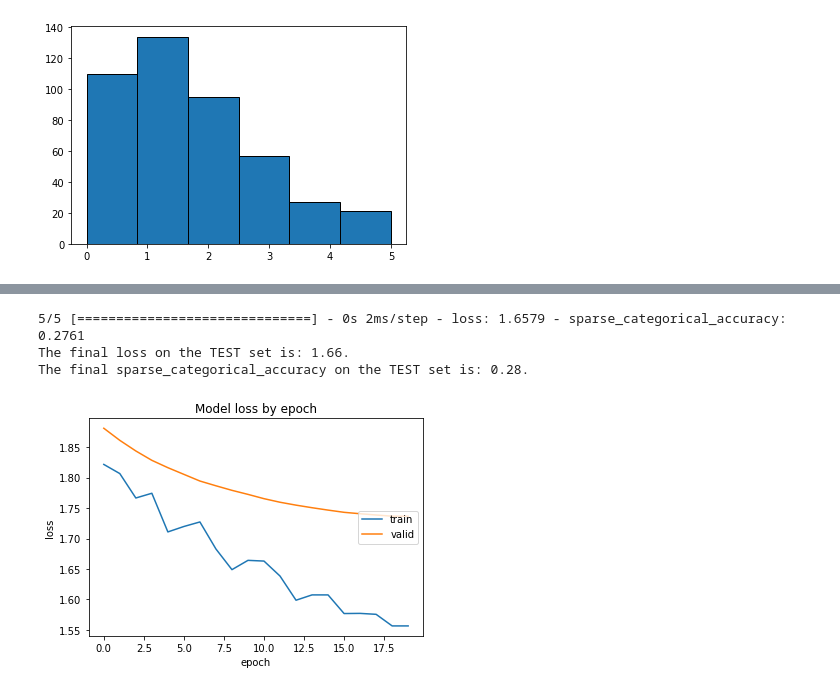
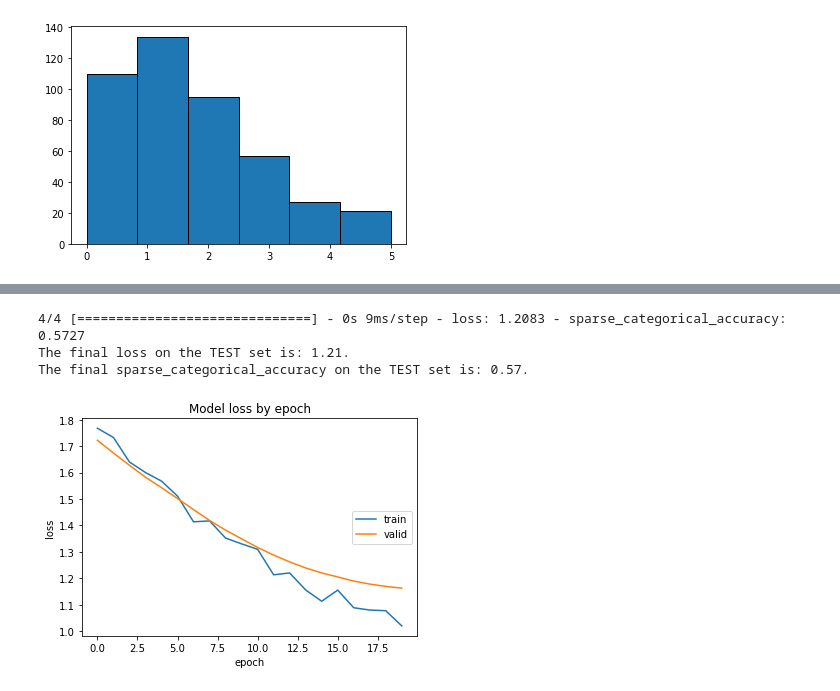
Before and after one commit to Rxzh/PD, a Jupyter notebook: Architecture réseaux de neurones.ipynb, the cells around one changed output, grey strips where cells are left out. Cells and saved outputs as stored; diff of their text form; code cells hidden in the pictures.

```diff
--- a/Architecture réseaux de neurones.ipynb
+++ b/Architecture réseaux de neurones.ipynb
@@ -335,0 +427,19 @@ X_train, X_test, y_train, y_test = model_selection.train_test_split(X_processed,
+# %%
+#à spécifier : le nombre de classes
+
+nb_class = 6
+# %%
+#entraînement de l'algo de classification sur la base de train
+from numpy.random import randn
+from sklearn.preprocessing import KBinsDiscretizer
+
+y_train2 = y_train.reshape((len(y_train),1))
+
+kbins = KBinsDiscretizer(n_bins=nb_class, encode='ordinal', strategy='kmeans')
+y_train_class = kbins.fit_transform(y_train2)
+
+plt.hist(y_train_class, range = (0, nb_class), bins = nb_class, edgecolor='black' )
+plt.xlabel('Classes')
+plt.ylabel('Nombre de bonds')
+plt.title('Histogramme du nombre de bonds par classe - base de train')
+plt.show()
@@ -335,0 +448,10 @@ X_train, X_test, y_train, y_test = model_selection.train_test_split(X_processed,
+# %%
+#application de l'algo à la base de train
+y_test2 = y_test.reshape((len(y_test),1))
+y_test_class = kbins.transform(y_test2)
+
+plt.hist(y_test_class, range = (0, nb_class), bins = nb_class, edgecolor='black' )
+plt.xlabel('Classes')
+plt.ylabel('Nombre de bonds')
+plt.title('Histogramme du nombre de bonds par classe - base de test')
+plt.show()
@@ -345,7 +471,7 @@ model.compile(optimizer=keras.optimizers.Adam(),
 # %%
 #model.fit(X_train,y_train,validation_split=0.4, epochs=40)
 # %%
-history = model.fit(X_train, y_train,         # Train the model using the training set...
+history = model.fit(X_train, y_train_class,         # Train the model using the training set...
           batch_size=10, epochs=20,
           verbose=1, validation_split=0.4,steps_per_epoch=20)
 # %% [output]
@@ -369,23 +495,23 @@ WARNING:tensorflow:Your input ran out of data; interrupting training. Make sure
 # %%
 # --------------------------------------
 # Evaluation
 # --------------------------------------
-for loss_name, loss_value in list(zip(model.metrics_names, model.evaluate(X_test, y_test, verbose=1))):
+for loss_name, loss_value in list(zip(model.metrics_names, model.evaluate(X_test, y_test_class, verbose=1))):
     print('The final {} on the TEST set is: {:.2f}.'.format(loss_name, loss_value)) # Evaluate the trained model on the test set!
 
 # --------------------------------------
 # Loss functions evolution
 # --------------------------------------
 plt.plot(history.history['loss'])
 plt.plot(history.history['val_loss'])
 plt.title('Model loss by epoch')
 plt.ylabel('loss')
 plt.xlabel('epoch')
 plt.legend(['train', 'valid'], loc='right')
 plt.show()
 # %% [output]
-5/5 [==============================] - 0s 2ms/step - loss: 1.6579 - sparse_categorical_accuracy: 0.2761
-The final loss on the TEST set is: 1.66.
-The final sparse_categorical_accuracy on the TEST set is: 0.28.
+4/4 [==============================] - 0s 9ms/step - loss: 1.2083 - sparse_categorical_accuracy: 0.5727
+The final loss on the TEST set is: 1.21.
+The final sparse_categorical_accuracy on the TEST set is: 0.57.
-[figure, old version]
+[figure, new version]
 # %%
```
Also changed, not shown: parts of 46 cells of this notebook.
